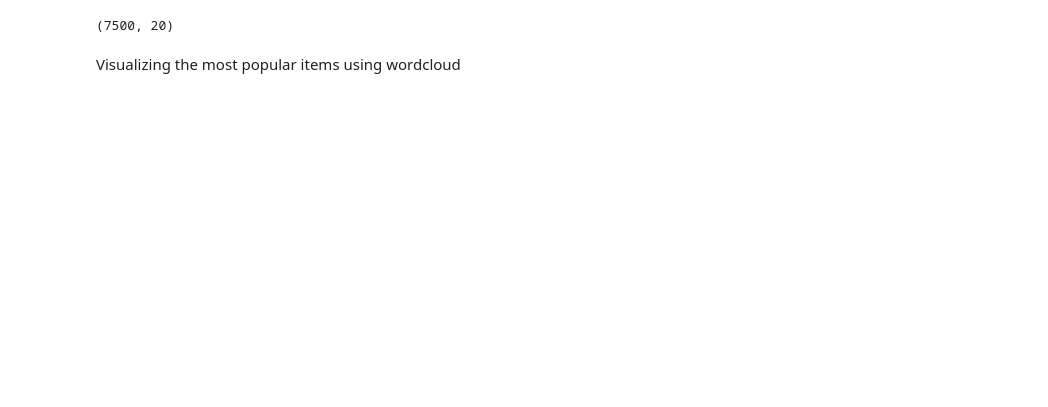
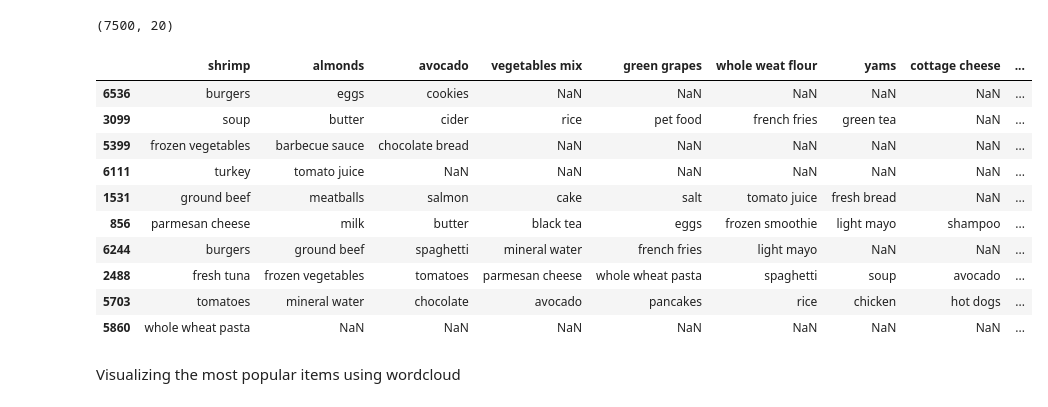
Before and after one commit to badrinarayanan02/machine_learning, a Jupyter notebook: 2348507_lab3.ipynb, the cells around one changed output. Saved outputs shown, nothing was run; the diff lists cells and outputs as text; code cells hidden in the pictures; blank space fills up the shorter version.

```diff
--- a/2348507_lab3.ipynb
+++ b/2348507_lab3.ipynb
@@ -35,6 +44,20 @@ market_data
 market_data.shape
 # %% [output]
 (7500, 20)
+# %%
+market_data.sample(10)
+# %% [output]
+|  | shrimp | almonds | avocado | vegetables mix | green grapes | whole weat flour | yams | cottage cheese | ... |
+| 6536 | burgers | eggs | cookies | NaN | NaN | NaN | NaN | NaN | ... |
+| 3099 | soup | butter | cider | rice | pet food | french fries | green tea | NaN | ... |
+| 5399 | frozen vegetables | barbecue sauce | chocolate bread | NaN | NaN | NaN | NaN | NaN | ... |
+| 6111 | turkey | tomato juice | NaN | NaN | NaN | NaN | NaN | NaN | ... |
+| 1531 | ground beef | meatballs | salmon | cake | salt | tomato juice | fresh bread | NaN | ... |
+| 856 | parmesan cheese | milk | butter | black tea | eggs | frozen smoothie | light mayo | shampoo | ... |
+| 6244 | burgers | ground beef | spaghetti | mineral water | french fries | light mayo | NaN | NaN | ... |
+| 2488 | fresh tuna | frozen vegetables | tomatoes | parmesan cheese | whole wheat pasta | spaghetti | soup | avocado | ... |
+| 5703 | tomatoes | mineral water | chocolate | avocado | pancakes | rice | chicken | hot dogs | ... |
+| 5860 | whole wheat pasta | NaN | NaN | NaN | NaN | NaN | NaN | NaN | ... |
 # %% [markdown]
 Visualizing the most popular items using wordcloud
 # %%
```
Also changed, not shown: parts of 10 cells of this notebook.
